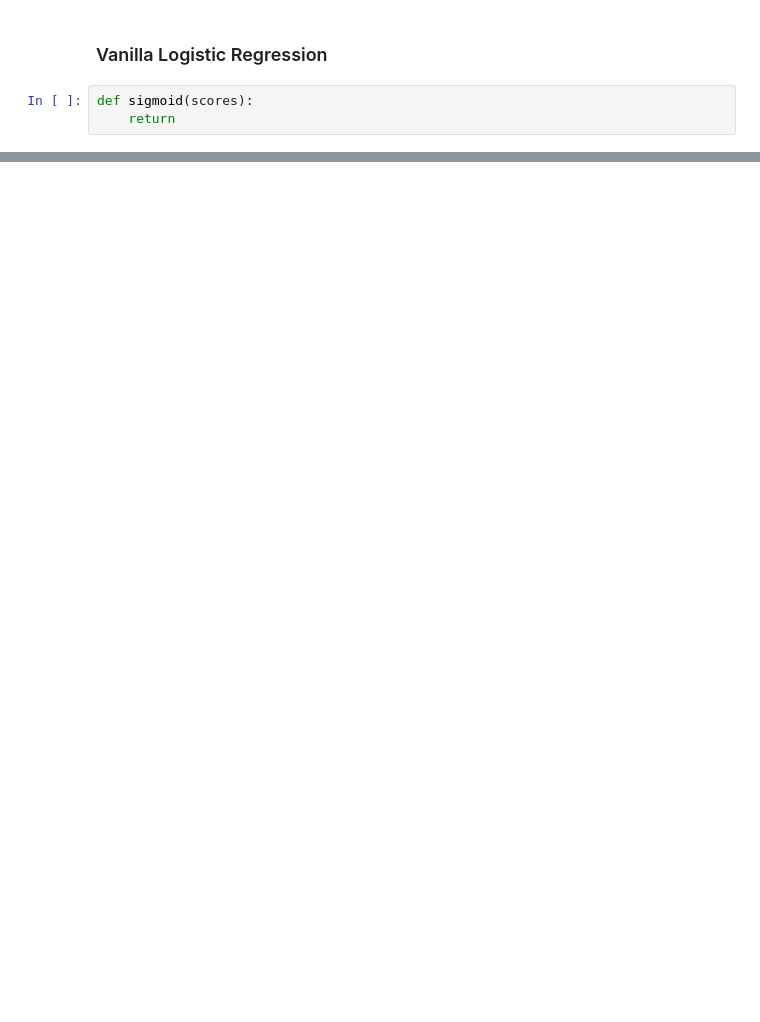
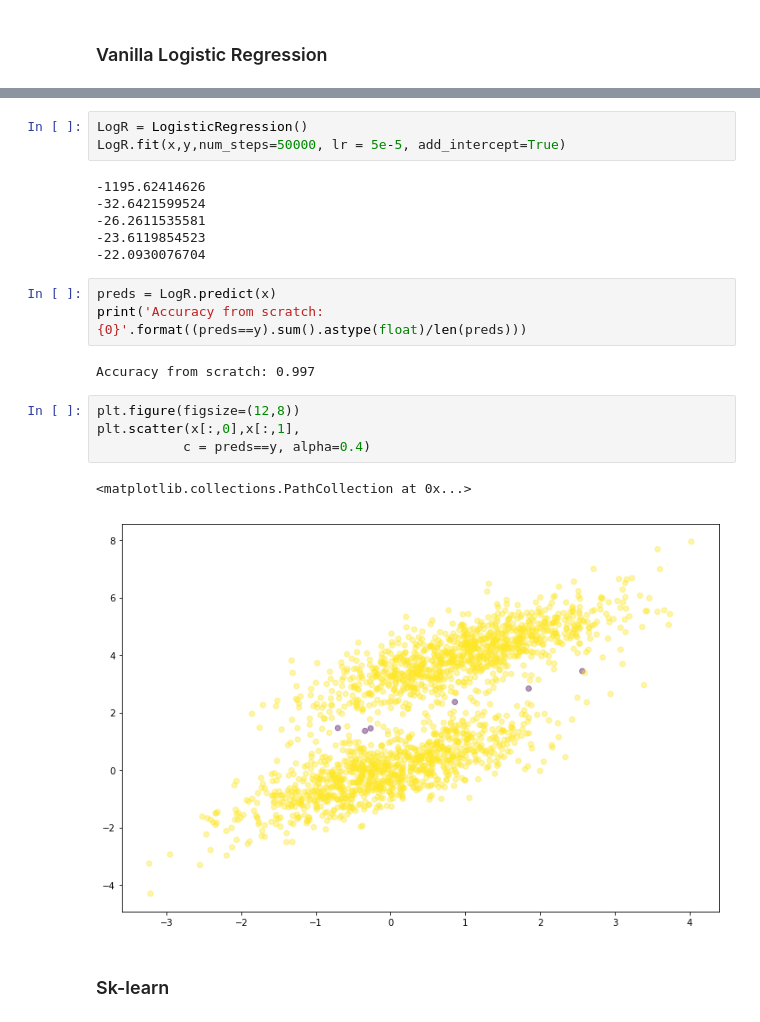
Before and after one commit to abhimanyumittal/ml_scratch_pad, a Jupyter notebook: logistic_regression.ipynb, the cells around one changed output, grey strips where cells are left out. Drawn from its saved outputs; the diff is of its cells as text; blank space fills up the shorter version.

```diff
--- a/logistic_regression.ipynb
+++ b/logistic_regression.ipynb
@@ -21,5 +21,2 @@ plt.scatter(x[:,0],x[:,1], c=y, alpha=0.4 )
 # %% [markdown]
 ### Vanilla Logistic Regression
-# %%
-def sigmoid(scores):
-    return
@@ -25,0 +61,23 @@ def sigmoid(scores):
+# %%
+LogR = LogisticRegression()
+LogR.fit(x,y,num_steps=50000, lr = 5e-5, add_intercept=True)
+# %% [output]
+-1195.62414626
+-32.6421599524
+-26.2611535581
+-23.6119854523
+-22.0930076704
+# %%
+preds = LogR.predict(x)
+print('Accuracy from scratch: {0}'.format((preds==y).sum().astype(float)/len(preds)))
+# %% [output]
+Accuracy from scratch: 0.997
+# %%
+plt.figure(figsize=(12,8))
+plt.scatter(x[:,0],x[:,1],
+           c = preds==y, alpha=0.4)
+# %% [output]
+<matplotlib.collections.PathCollection at 0x...>
+[figure, added]
+# %% [markdown]
+### Sk-learn
```
Also changed, not shown: parts of 7 cells of this notebook.
